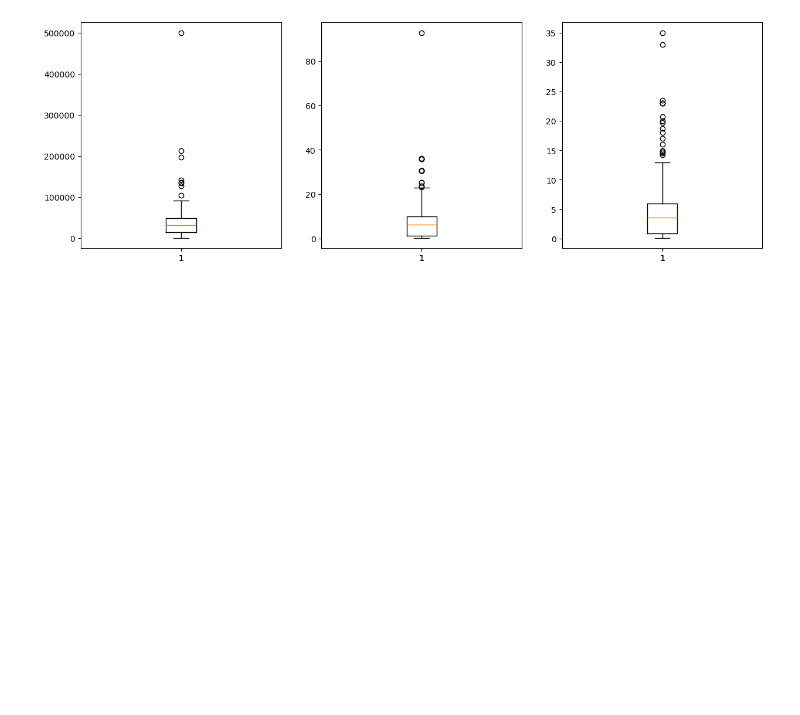
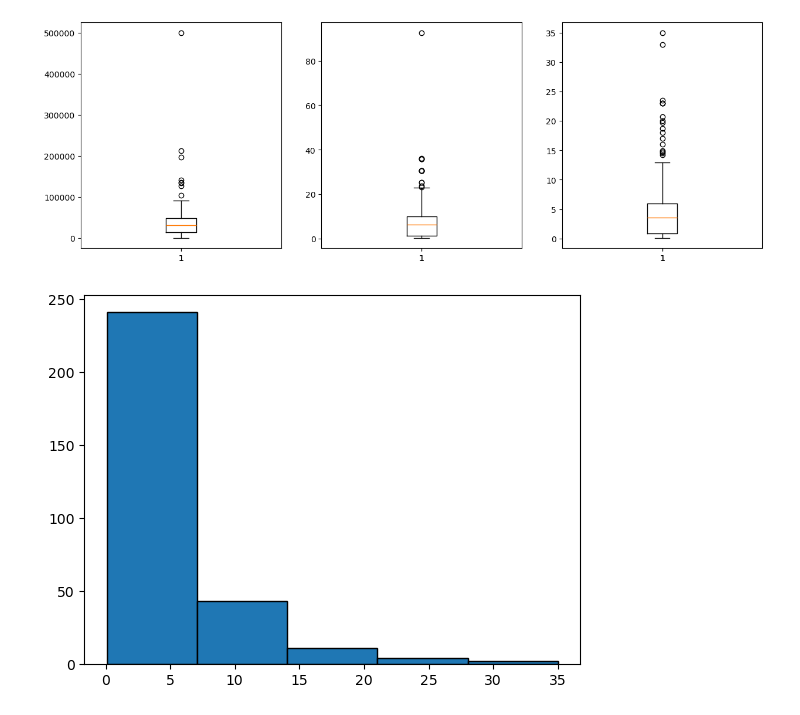
Before and after one commit to RoktimTaye/TIHAN-HYDRABAD-CLASSES, a Jupyter notebook: MODULE 1/MyPrac2.ipynb, the cells around one changed output. Cells and saved outputs as stored; diff of their text form; code cells hidden in the pictures; blank space fills up the shorter version.

```diff
--- a/MODULE 1/MyPrac2.ipynb
+++ b/MODULE 1/MyPrac2.ipynb
@@ -103,3 +103,9 @@ axs[2].boxplot(MyDf['Selling_Price'])
 plt.show()
 # %% [output]
 [figure]
+# %%
+
+plt.hist(MyDf['Selling_Price'],bins=5,edgecolor='black')
+plt.show()
+# %% [output]
+[figure, added]
```
Also changed, not shown: 1 other file.
